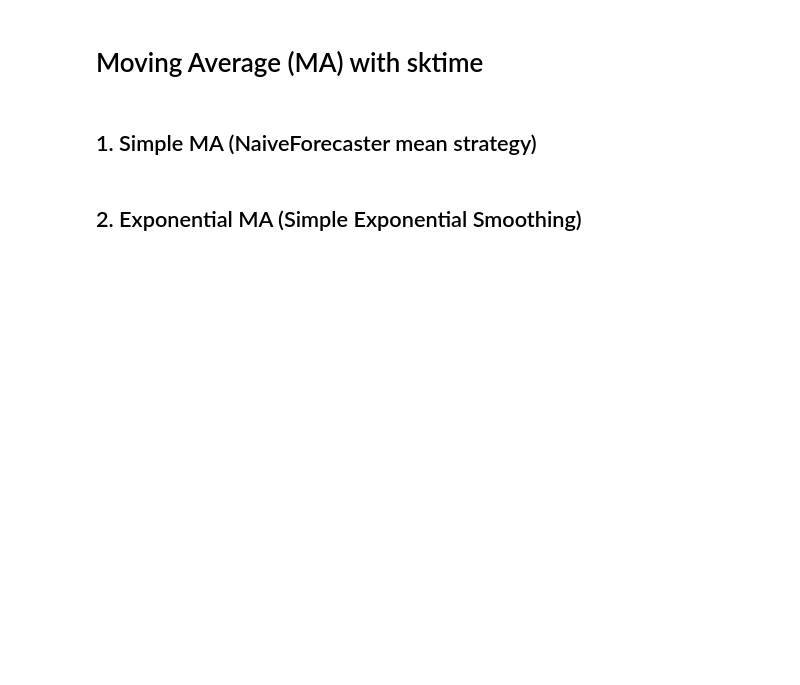
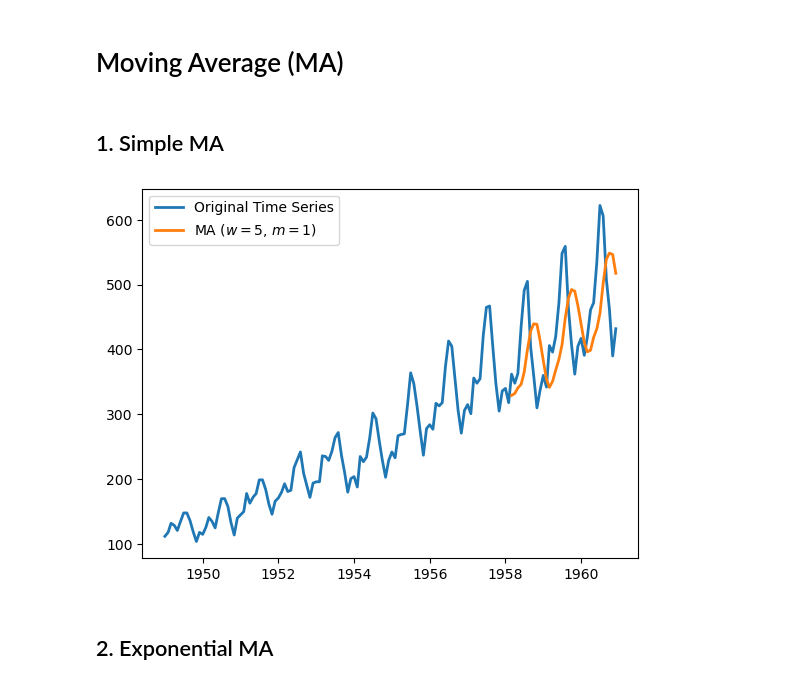
Before and after one commit to NetManAIOps/sktime, a Jupyter notebook: lectures/lec7/MA.ipynb, the cells around one changed output. Saved outputs shown, nothing was run; the diff lists cells and outputs as text; code cells hidden in the pictures; blank space fills up the shorter version.

```diff
--- a/lectures/lec7/MA.ipynb
+++ b/lectures/lec7/MA.ipynb
@@ -3,4 +1,4 @@
 # %% [markdown]
-# Moving Average (MA) with sktime
+# Moving Average (MA)
 # %% [markdown]
-## 1. Simple MA (NaiveForecaster mean strategy)
+## 1. Simple MA
@@ -21,2 +5,38 @@ y.head()
+# %%
+import matplotlib.pyplot as plt
+import pandas as pd
+
+from sktime.datasets import load_airline
+from sktime.transformations.series.summarize import WindowSummarizer
+
+y = load_airline()
+# Matplotlib cannot plot PeriodIndex on the x-axis with default numpy conversion
+if isinstance(y.index, pd.PeriodIndex):
+    y = y.copy()
+    y.index = y.index.to_timestamp()
+X = y.to_frame()
+target_col = X.columns[0]
+
+# SMA with m=1: rolling mean then shift(1) — same as WindowSummarizer "mean" with [lag, window]
+w = 5
+ma_tf = WindowSummarizer(
+    n_jobs=1,
+    lag_feature={"mean": [[1, w]]},
+    target_cols=[target_col],
+)
+Xt_ma = ma_tf.fit_transform(X)
+moving_avg = Xt_ma[f"{target_col}_mean_1_{w}"]
+
+plt.figure()
+plt.plot(y, label="Original Time Series", linewidth=2)
+plt.plot(moving_avg[110:], label=rf"MA ($w={w}$, $m=1$)", linewidth=2)
+
+plt.legend()
+
+# plt.savefig("SMA.pdf", bbox_inches='tight')
+
+plt.show()
+# %% [output]
+[figure, added]
 # %% [markdown]
-## 2. Exponential MA (Simple Exponential Smoothing)
+## 2. Exponential MA
```
Also changed, not shown: parts of 10 cells of this notebook.
